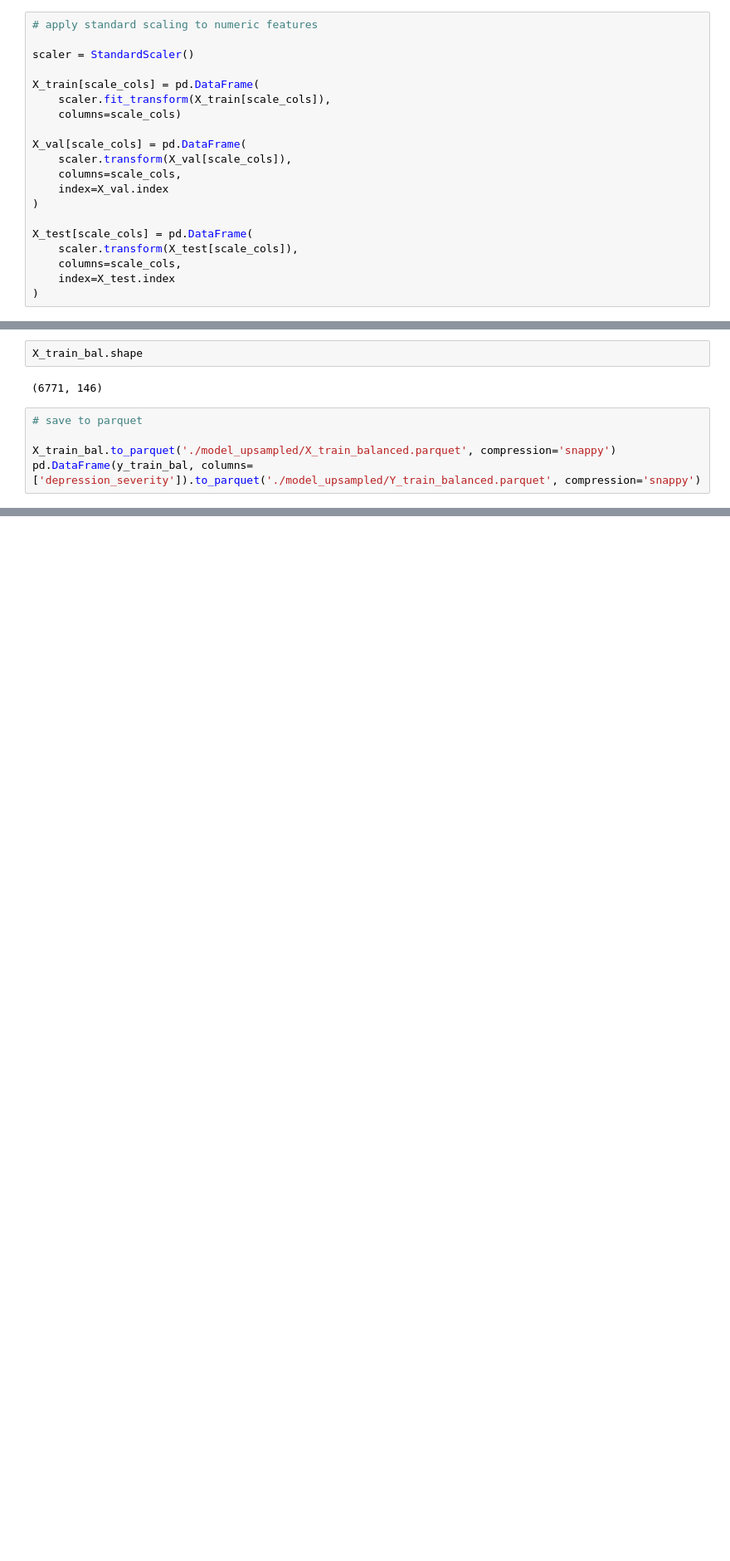
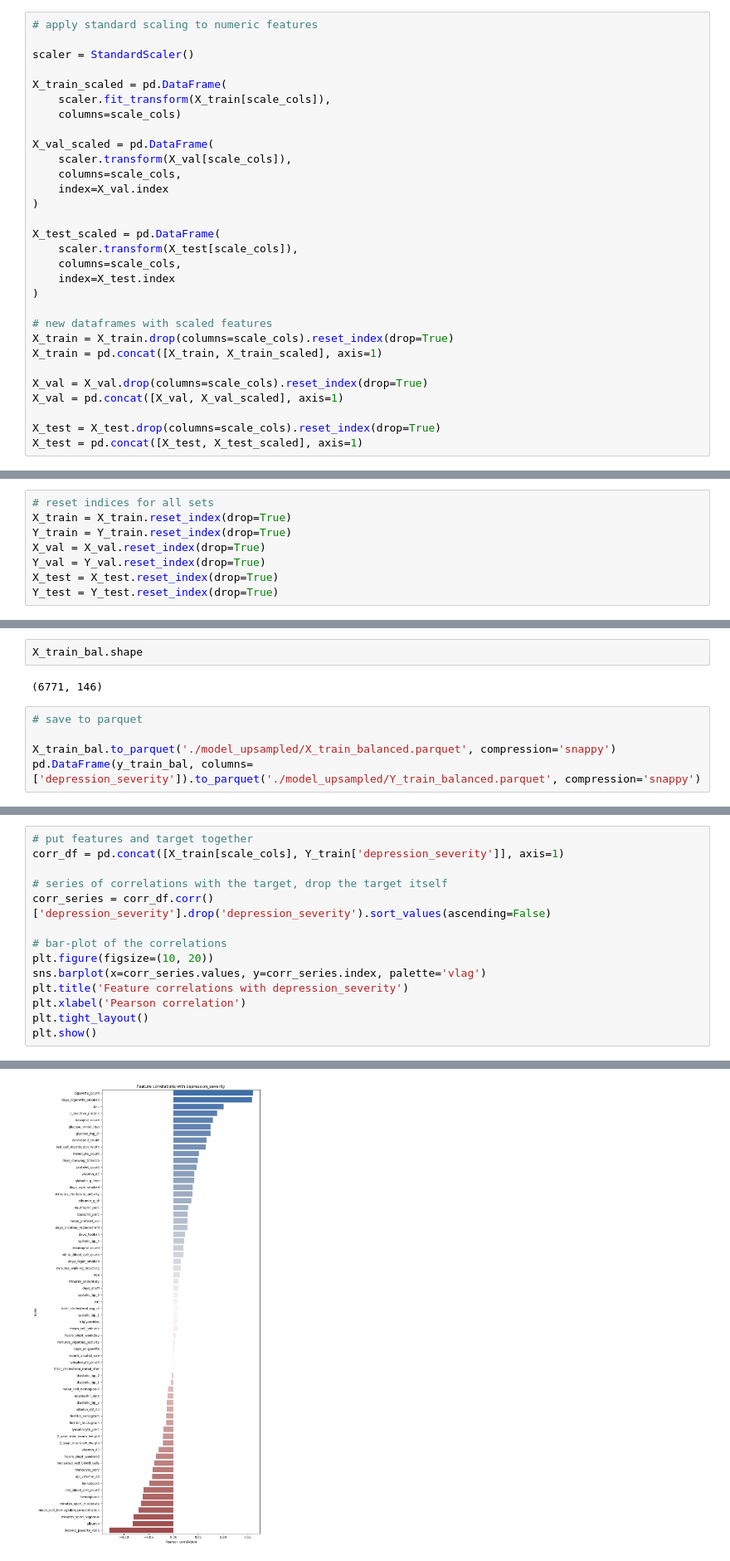
Before and after one commit to natdosan/data207-final-prject, a Jupyter notebook: data/data_prep.ipynb, the cells around one changed output, grey strips where cells are left out. Shown at 83% size. Saved outputs shown, nothing was run; the diff lists cells and outputs as text; blank space fills up the shorter version.

Commit message:
issue with scaler fixed

```diff
--- a/data/data_prep.ipynb
+++ b/data/data_prep.ipynb
@@ -449,21 +449,31 @@ for col in scale_cols:
 
 scaler = StandardScaler()
 
-X_train[scale_cols] = pd.DataFrame(
+X_train_scaled = pd.DataFrame(
     scaler.fit_transform(X_train[scale_cols]),
     columns=scale_cols)
 
-X_val[scale_cols] = pd.DataFrame(
+X_val_scaled = pd.DataFrame(
     scaler.transform(X_val[scale_cols]),
     columns=scale_cols,
     index=X_val.index
 )
 
-X_test[scale_cols] = pd.DataFrame(
+X_test_scaled = pd.DataFrame(
     scaler.transform(X_test[scale_cols]),
     columns=scale_cols,
     index=X_test.index
 )
+
+# new dataframes with scaled features
+X_train = X_train.drop(columns=scale_cols).reset_index(drop=True)
+X_train = pd.concat([X_train, X_train_scaled], axis=1)
+
+X_val = X_val.drop(columns=scale_cols).reset_index(drop=True)
+X_val = pd.concat([X_val, X_val_scaled], axis=1)
+
+X_test = X_test.drop(columns=scale_cols).reset_index(drop=True)
+X_test = pd.concat([X_test, X_test_scaled], axis=1)
 # %%
 # print shapes
 print("Train set:", X_train.shape, Y_train.shape)
@@ -473,6 +483,14 @@ print("Test set:", X_test.shape, Y_test.shape)
 Train set: (3040, 146) (3040, 4)
 Validation set: (1014, 146) (1014, 4)
 Test set: (1014, 146) (1014, 4)
+# %%
+# reset indices for all sets
+X_train = X_train.reset_index(drop=True)
+Y_train = Y_train.reset_index(drop=True)
+X_val = X_val.reset_index(drop=True)
+Y_val = Y_val.reset_index(drop=True)
+X_test = X_test.reset_index(drop=True)
+Y_test = Y_test.reset_index(drop=True)
 # %%
 # write outputs to parquet
 X_train.to_parquet('./model_raw/X_train.parquet', compression='snappy')
@@ -511,0 +550,15 @@ pd.DataFrame(y_train_bal, columns=['depression_severity']).to_parquet('./model_u
+# %%
+# put features and target together
+corr_df = pd.concat([X_train[scale_cols], Y_train['depression_severity']], axis=1)
+
+# series of correlations with the target, drop the target itself
+corr_series = corr_df.corr()['depression_severity'].drop('depression_severity').sort_values(ascending=False)
+
+# bar‑plot of the correlations
+plt.figure(figsize=(10, 20))
+sns.barplot(x=corr_series.values, y=corr_series.index, palette='vlag')
+plt.title('Feature correlations with depression_severity')
+plt.xlabel('Pearson correlation')
+plt.tight_layout()
+plt.show()
+# %% [output]
@@ -511,0 +568 @@ pd.DataFrame(y_train_bal, columns=['depression_severity']).to_parquet('./model_u
+[figure, added]
```
Also changed, not shown: parts of 4 cells of this notebook, 10 other files.
